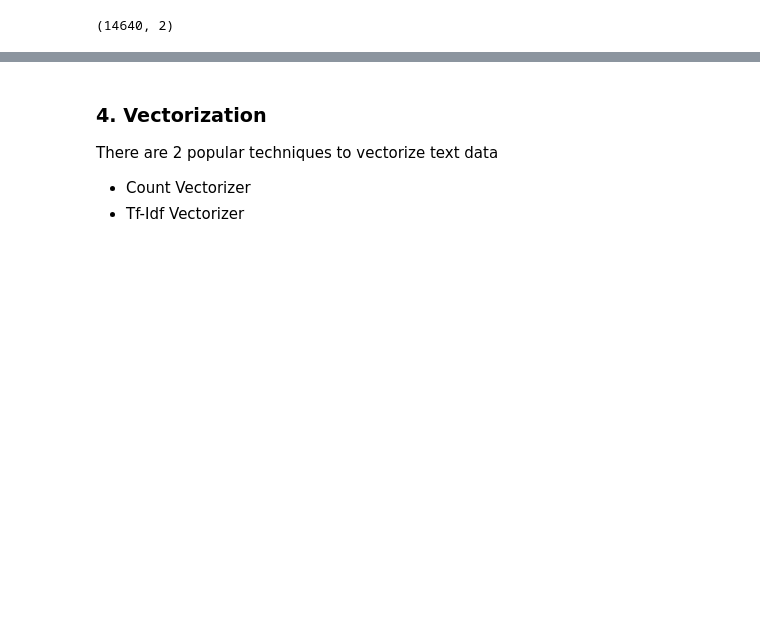
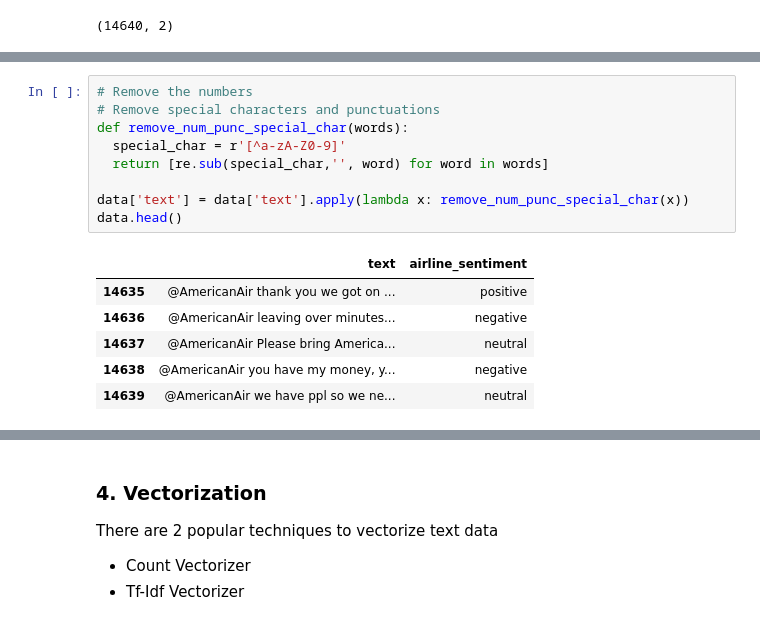
Before and after one commit to nguyenmaukhoa/Introduction-to-NLP, a Jupyter notebook: Project - Twitter US Airline Sentiment.ipynb, the cells around one changed output, grey strips where cells are left out. Drawn from its saved outputs; the diff is of its cells as text; blank space fills up the shorter version.

```diff
--- a/Project - Twitter US Airline Sentiment.ipynb
+++ b/Project - Twitter US Airline Sentiment.ipynb
@@ -89,0 +147,16 @@ data['text'] = data
+# %%
+# Remove the numbers
+# Remove special characters and punctuations
+def remove_num_punc_special_char(words):
+  special_char = r'[^a-zA-Z0-9]'
+  return [re.sub(special_char,'', word) for word in words]
+
+data['text'] = data['text'].apply(lambda x: remove_num_punc_special_char(x))
+data.head()
+# %% [output]
+|  | text | airline_sentiment |
+| 14635 | @AmericanAir thank you we got on ... | positive |
+| 14636 | @AmericanAir leaving over minutes... | negative |
+| 14637 | @AmericanAir Please bring America... | neutral |
+| 14638 | @AmericanAir you have my money, y... | negative |
+| 14639 | @AmericanAir we have ppl so we ne... | neutral |
```
Also changed, not shown: parts of 18 cells of this notebook.
